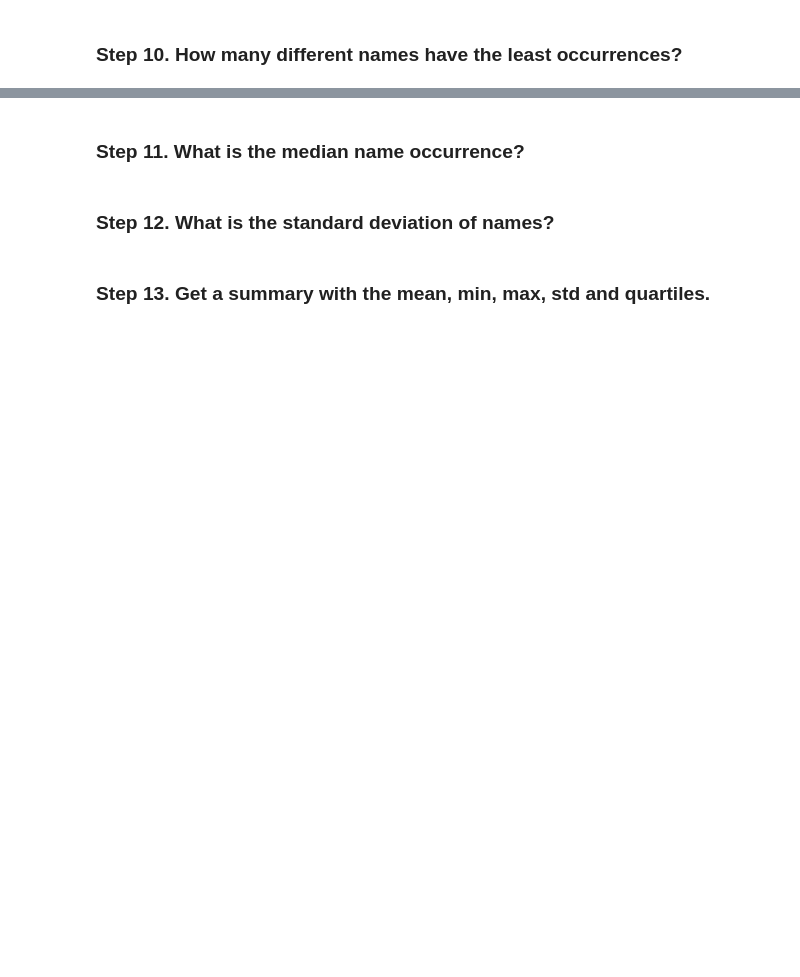
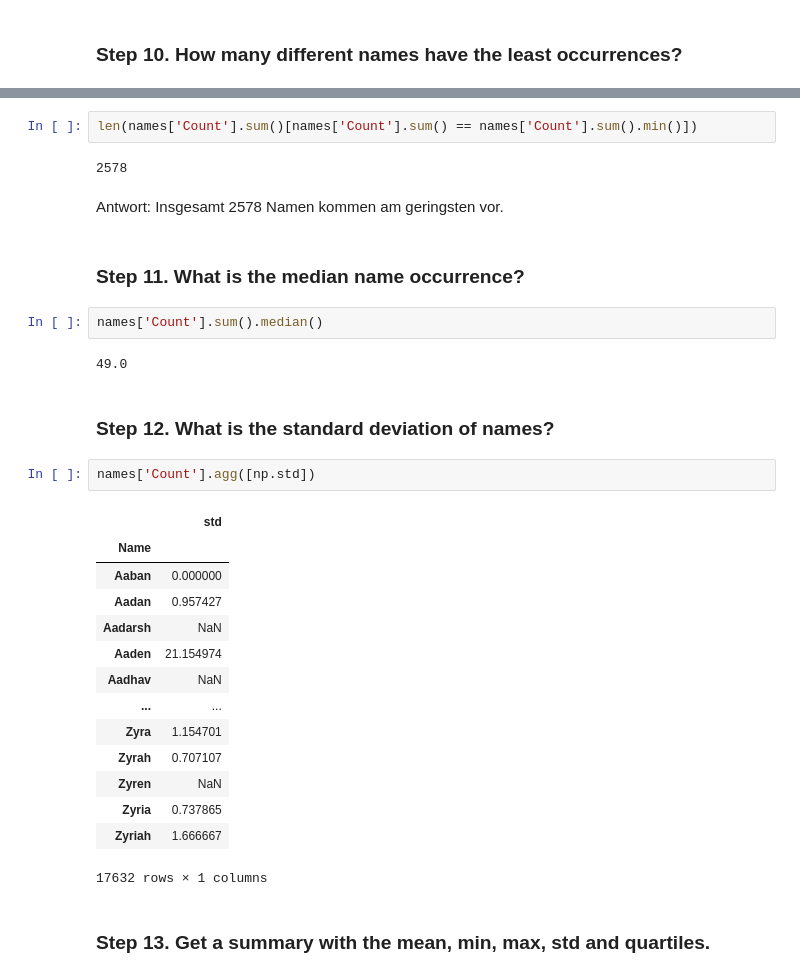
Before and after one commit to giessler10/DataScience21, a Jupyter notebook: Block_3/Assignments/Assignment_3.ipynb, the cells around one changed output, grey strips where cells are left out. Saved outputs shown, nothing was run; the diff lists cells and outputs as text; blank space fills up the shorter version.

```diff
--- a/Block_3/Assignments/Assignment_3.ipynb
+++ b/Block_3/Assignments/Assignment_3.ipynb
@@ -132,6 +185,33 @@ baby_namesByName
+# %%
+len(names['Count'].sum()[names['Count'].sum() == names['Count'].sum().min()])
+# %% [output]
+2578
+# %% [markdown]
+Antwort: Insgesamt 2578 Namen kommen am geringsten vor.
 # %% [markdown]
 ### Step 11. What is the median name occurrence?
+# %%
+names['Count'].sum().median()
+# %% [output]
+49.0
 # %% [markdown]
 ### Step 12. What is the standard deviation of names?
+# %%
+names['Count'].agg([np.std])
+# %% [output]
+|  | std |
+| Name |  |
+| Aaban | 0.000000 |
+| Aadan | 0.957427 |
+| Aadarsh | NaN |
+| Aaden | 21.154974 |
+| Aadhav | NaN |
+| ... | ... |
+| Zyra | 1.154701 |
+| Zyrah | 0.707107 |
+| Zyren | NaN |
+| Zyria | 0.737865 |
+| Zyriah | 1.666667 |
+17632 rows × 1 columns
 # %% [markdown]
 ### Step 13. Get a summary with the mean, min, max, std and quartiles.
```
Also changed, not shown: parts of 19 cells of this notebook, 11 other files.
